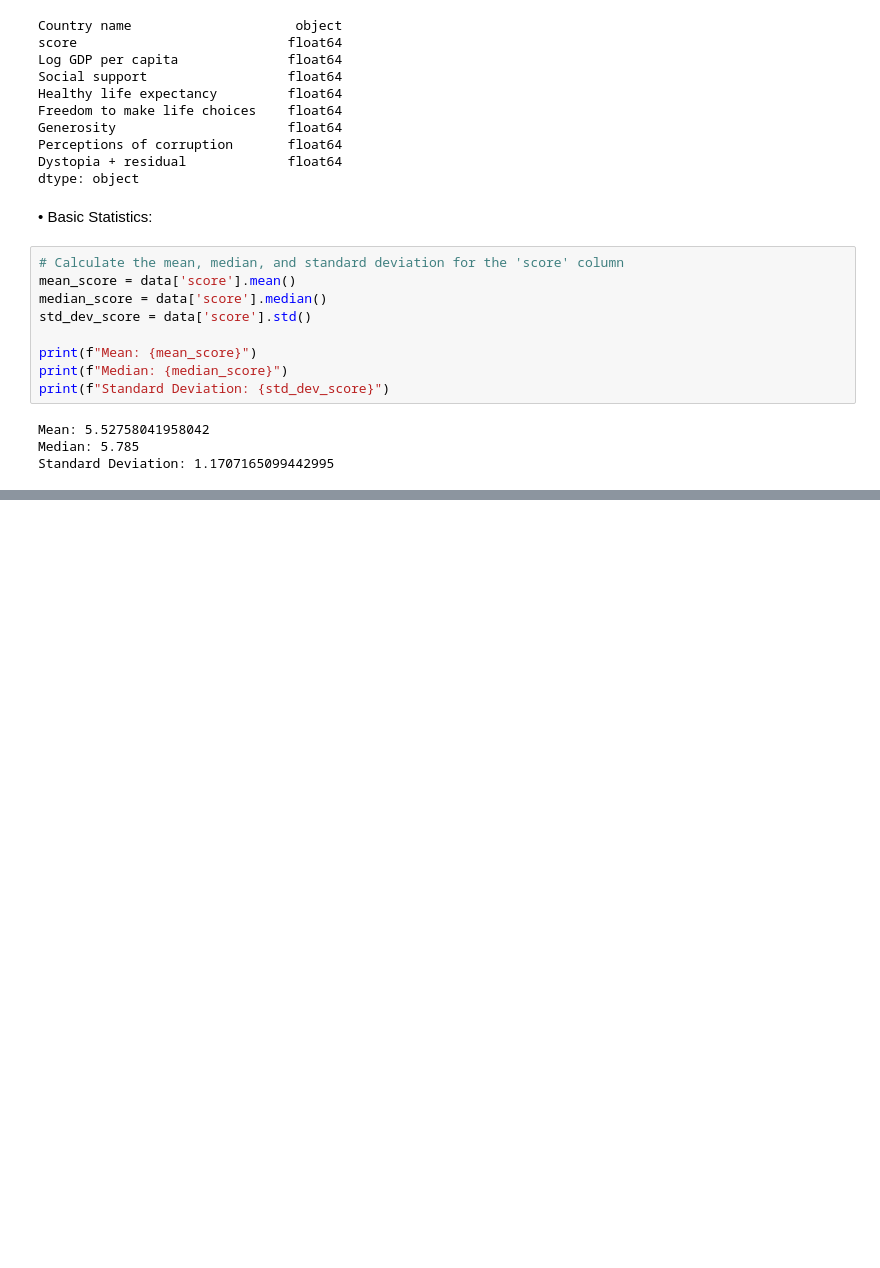
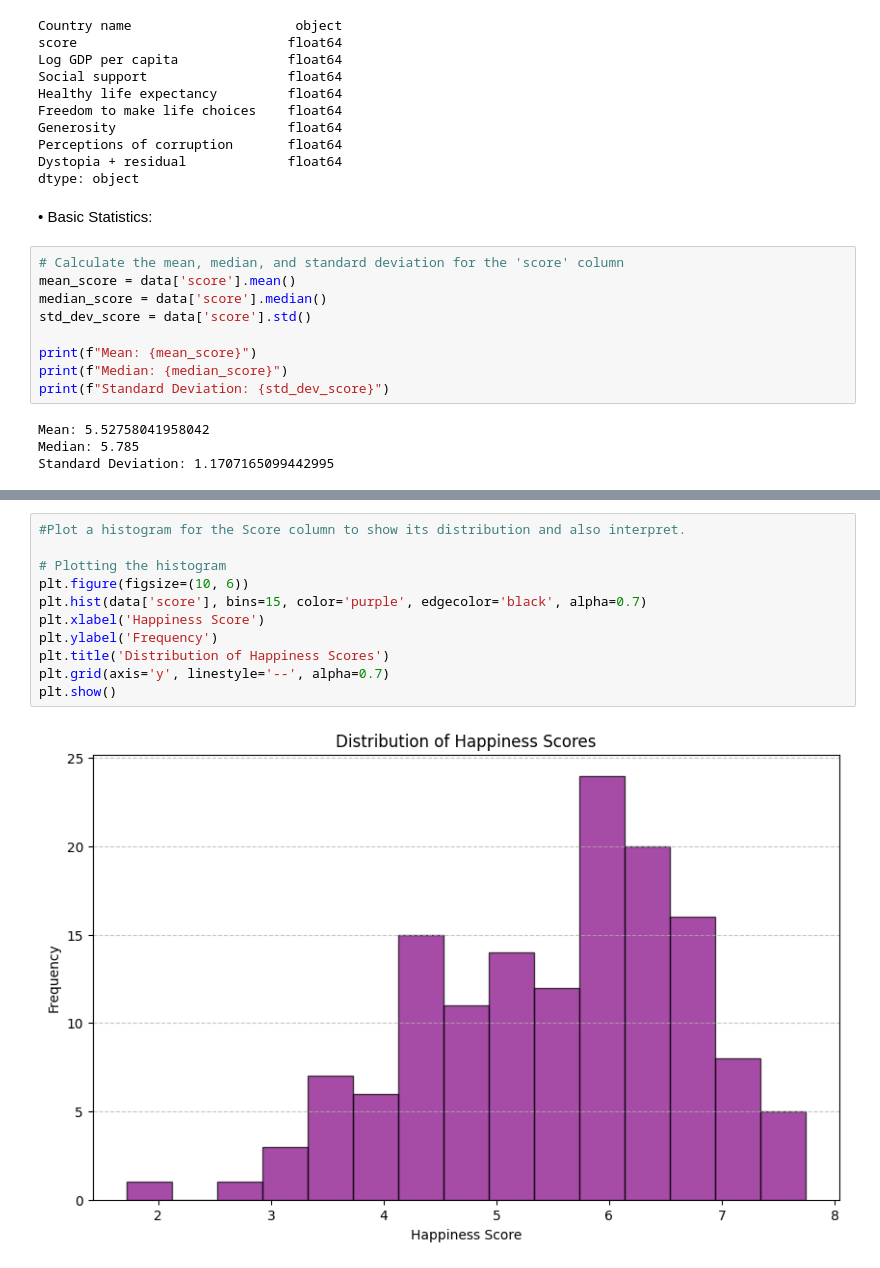
Before and after one commit to princesapkota/assignment1, a Jupyter notebook: assignment1.ipynb, the cells around one changed output, grey strips where cells are left out. Cells and saved outputs as stored; diff of their text form; blank space fills up the shorter version.

```diff
--- a/assignment1.ipynb
+++ b/assignment1.ipynb
@@ -75,0 +219,13 @@ Standard Deviation: 1.1707165099442995
+# %%
+#Plot a histogram for the Score column to show its distribution and also interpret.
+
+# Plotting the histogram
+plt.figure(figsize=(10, 6))
+plt.hist(data['score'], bins=15, color='purple', edgecolor='black', alpha=0.7)
+plt.xlabel('Happiness Score')
+plt.ylabel('Frequency')
+plt.title('Distribution of Happiness Scores')
+plt.grid(axis='y', linestyle='--', alpha=0.7)
+plt.show()
+# %% [output]
+[figure, added]
```
Also changed, not shown: parts of 45 cells of this notebook.
